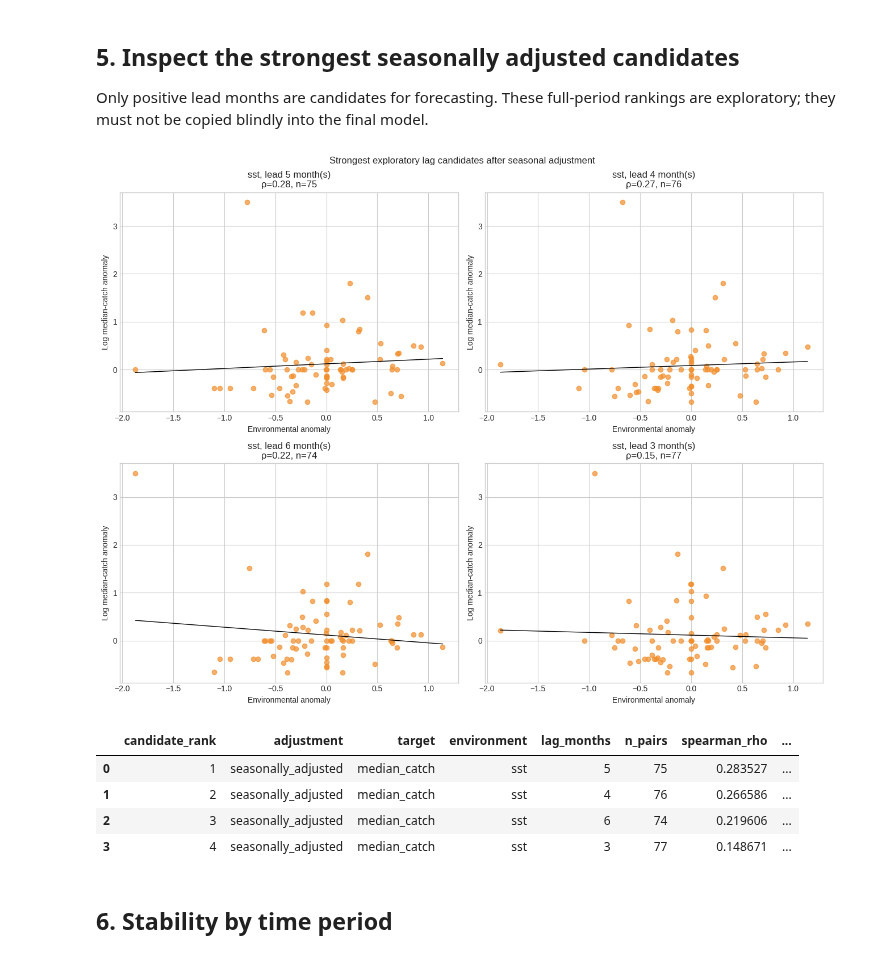
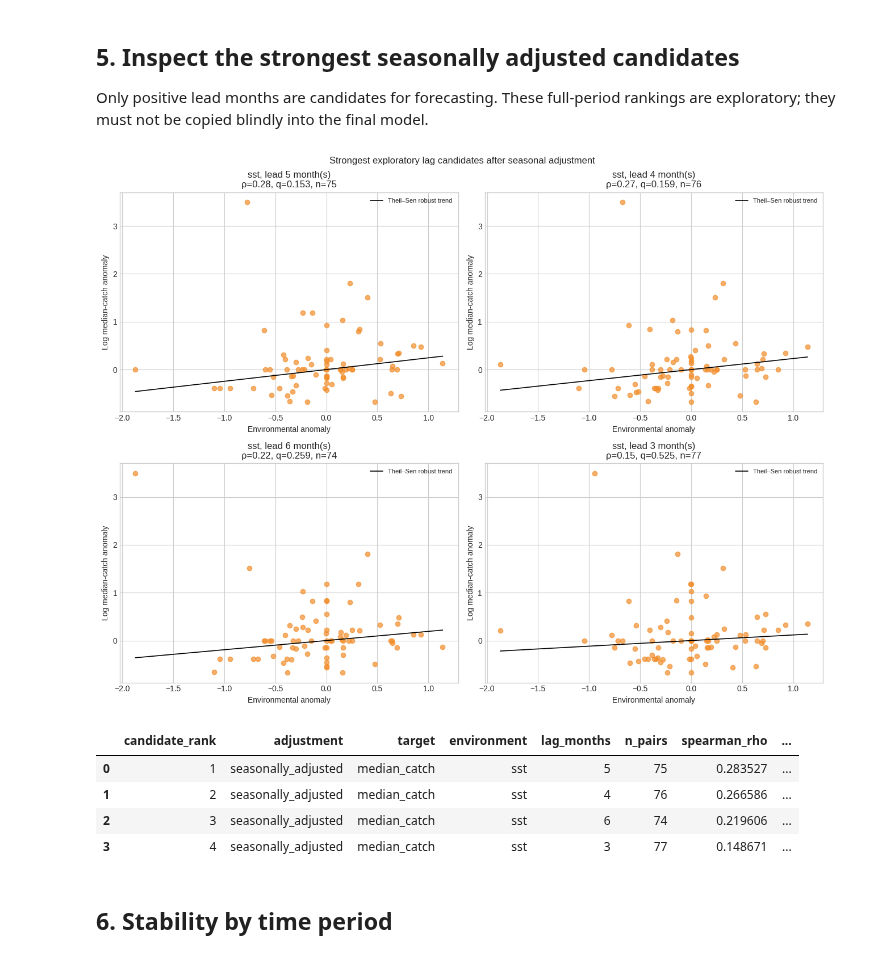
Before and after one commit to uvindu827/J26-DS-350, a Jupyter notebook: component - 3/Notebooks/05_lag_analysis.ipynb, the cells around one changed output. Cells and saved outputs as stored; diff of their text form; code cells hidden in the pictures.

```diff
--- a/component - 3/Notebooks/05_lag_analysis.ipynb
+++ b/component - 3/Notebooks/05_lag_analysis.ipynb
@@ -172,6 +172,7 @@ def benjamini_hochberg(values):
     order=valid[np.argsort(values[valid])]; ranked=values[order]*len(order)/np.arange(1,len(order)+1)
     adjusted[order]=np.minimum.accumulate(ranked[::-1])[::-1].clip(0,1); return adjusted
 lag_results['q_value_bh']=benjamini_hochberg(lag_results.p_value_unadjusted)
+lag_results['passes_fdr_0_05']=lag_results.q_value_bh<0.05
 lag_results['absolute_rho']=lag_results.spearman_rho.abs()
 lag_results.to_csv(EVIDENCE_DIR/'lag_correlations.csv',index=False)
 ranked=lag_results.sort_values(['adjustment','target','absolute_rho'],ascending=[True,True,False])
@@ -217,24 +218,24 @@ Only positive lead months are candidates for forecasting. These full-period rank
 # %%
 candidates=(lag_results.query("adjustment=='seasonally_adjusted' and target=='median_catch' and lag_months>0")
             .sort_values('absolute_rho',ascending=False).head(4).reset_index(drop=True))
 candidates.insert(0,'candidate_rank',np.arange(1,len(candidates)+1))
 candidates.to_csv(EVIDENCE_DIR/'candidate_environmental_lags.csv',index=False)
 fig,axes=plt.subplots(2,2,figsize=(13,10)); axes=np.asarray(axes).ravel()
 for ax,(_,candidate) in zip(axes,candidates.iterrows()):
     signal_column=signals[candidate.environment]+'_anomaly'
     pair=pd.concat([monthly['log1p_median_catch_anomaly'],monthly[signal_column].shift(int(candidate.lag_months))],axis=1).dropna()
     pair.columns=['catch_anomaly','environment_anomaly']
     ax.scatter(pair.environment_anomaly,pair.catch_anomaly,alpha=.7,color=COLORS['chl'] if candidate.environment=='chlorophyll_a' else COLORS['sst'])
-    if len(pair)>1:
-        slope,intercept=np.polyfit(pair.environment_anomaly,pair.catch_anomaly,1); x=np.linspace(pair.environment_anomaly.min(),pair.environment_anomaly.max(),100); ax.plot(x,slope*x+intercept,color='black',linewidth=1)
-    ax.set_title(f"{candidate.environment}, lead {int(candidate.lag_months)} month(s)\nρ={candidate.spearman_rho:.2f}, n={int(candidate.n_pairs)}")
+    if len(pair)>1 and pair.environment_anomaly.nunique()>1:
+        slope,intercept,_,_=theilslopes(pair.catch_anomaly,pair.environment_anomaly); x=np.linspace(pair.environment_anomaly.min(),pair.environment_anomaly.max(),100); ax.plot(x,slope*x+intercept,color='black',linewidth=1.2,label='Theil–Sen robust trend'); ax.legend(loc='best',fontsize=8)
+    ax.set_title(f"{candidate.environment}, lead {int(candidate.lag_months)} month(s)\nρ={candidate.spearman_rho:.2f}, q={candidate.q_value_bh:.3f}, n={int(candidate.n_pairs)}")
     ax.set_xlabel('Environmental anomaly'); ax.set_ylabel('Log median-catch anomaly')
 for ax in axes[len(candidates):]: ax.set_visible(False)
 fig.suptitle('Strongest exploratory lag candidates after seasonal adjustment')
 fig.tight_layout(); fig.savefig(FIGURE_DIR/'candidate_lag_scatterplots.png',dpi=200,bbox_inches='tight'); plt.show()
 display(candidates)
 # %% [output]
-[figure, old version]
+[figure, new version]
 |  | candidate_rank | adjustment | target | environment | lag_months | n_pairs | spearman_rho | ... |
 | 0 | 1 | seasonally_adjusted | median_catch | sst | 5 | 75 | 0.283527 | ... |
 | 1 | 2 | seasonally_adjusted | median_catch | sst | 4 | 76 | 0.266586 | ... |
```
Also changed, not shown: parts of 2 cells of this notebook, 15 other files.
